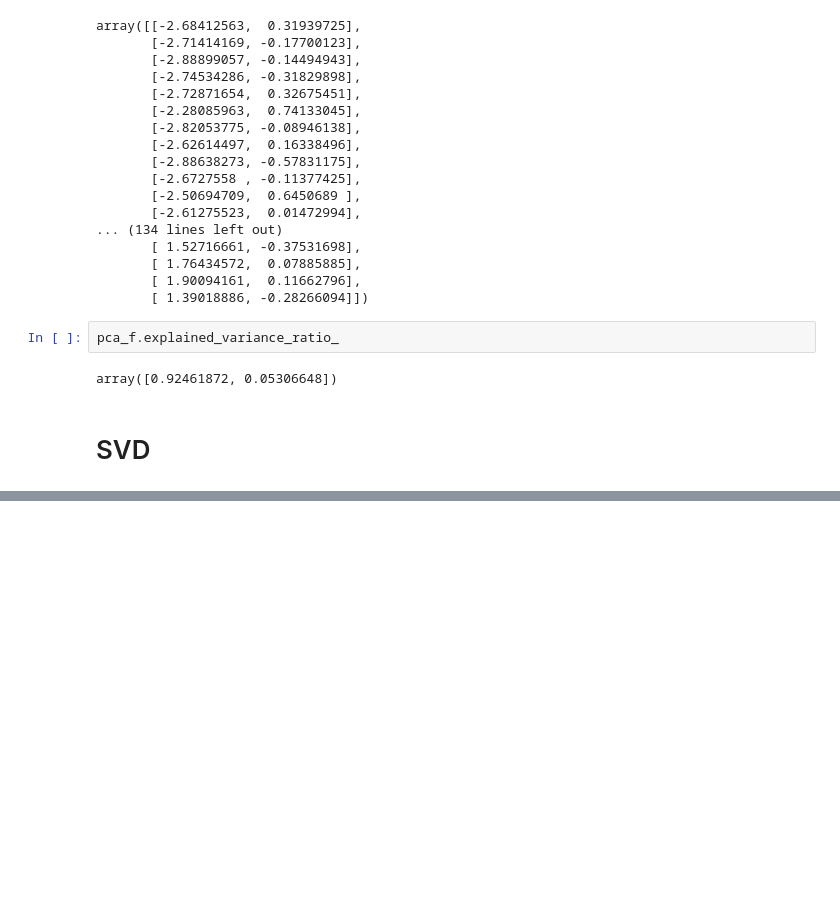
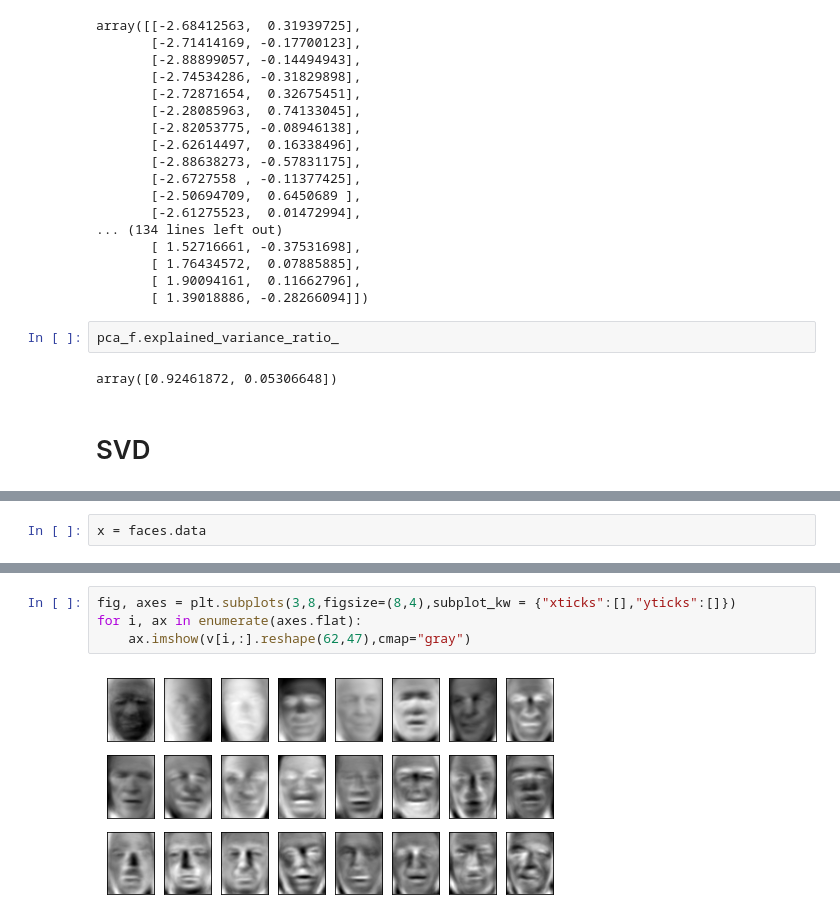
Before and after one commit to Knowledge-Precipitation-Tribe/Machine-Learning, a Jupyter notebook: dimReduction/decomposition.ipynb, the cells around one changed output, grey strips where cells are left out. Drawn from its saved outputs; the diff is of its cells as text; blank space fills up the shorter version.

```diff
--- a/dimReduction/decomposition.ipynb
+++ b/dimReduction/decomposition.ipynb
@@ -192,0 +212,2 @@ array([0.92461872, 0.05306648])
+# %%
+x = faces.data
@@ -192,0 +229,6 @@ array([0.92461872, 0.05306648])
+# %%
+fig, axes = plt.subplots(3,8,figsize=(8,4),subplot_kw = {"xticks":[],"yticks":[]})
+for i, ax in enumerate(axes.flat):
+    ax.imshow(v[i,:].reshape(62,47),cmap="gray")
+# %% [output]
+[figure, added]
```
Also changed, not shown: parts of 7 cells of this notebook.
